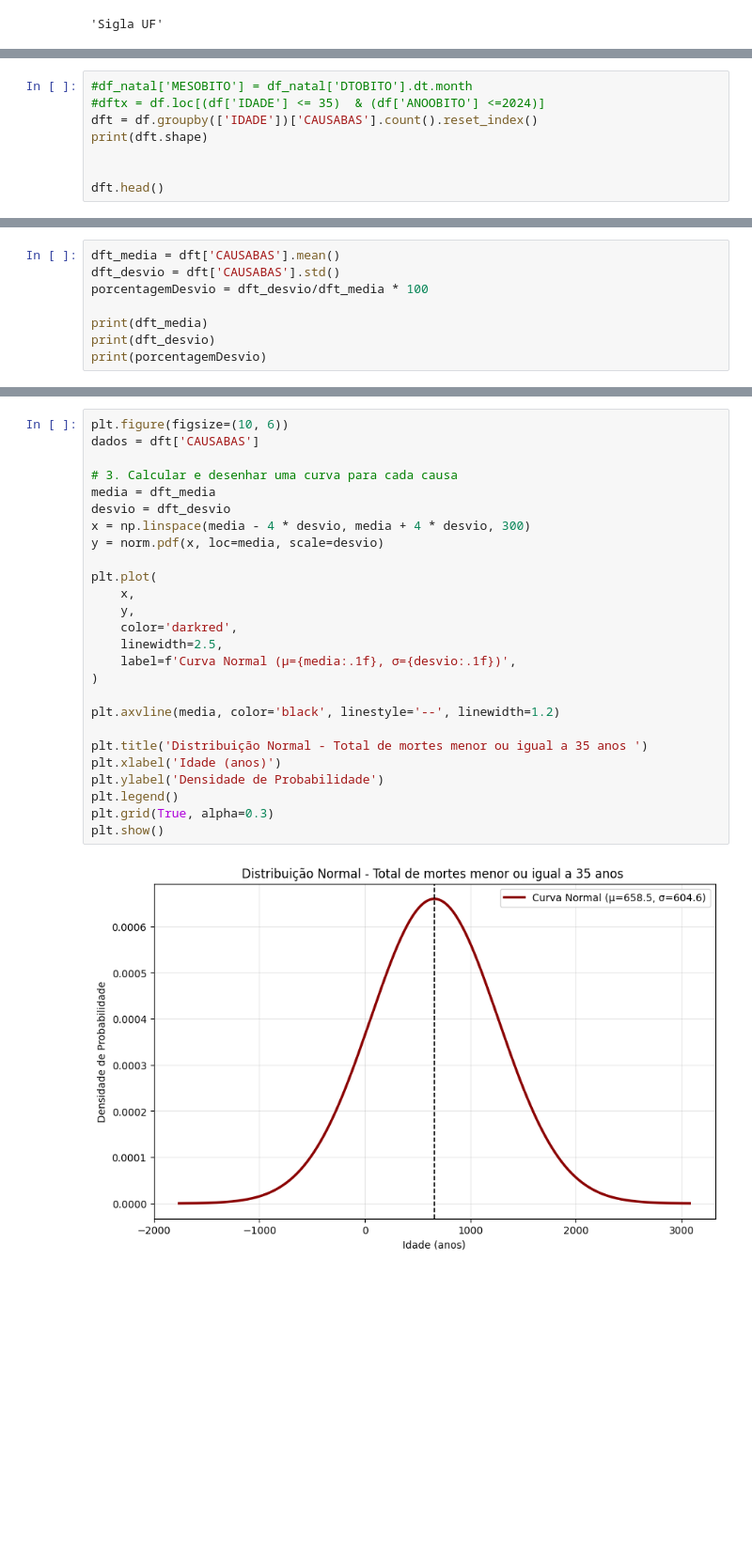
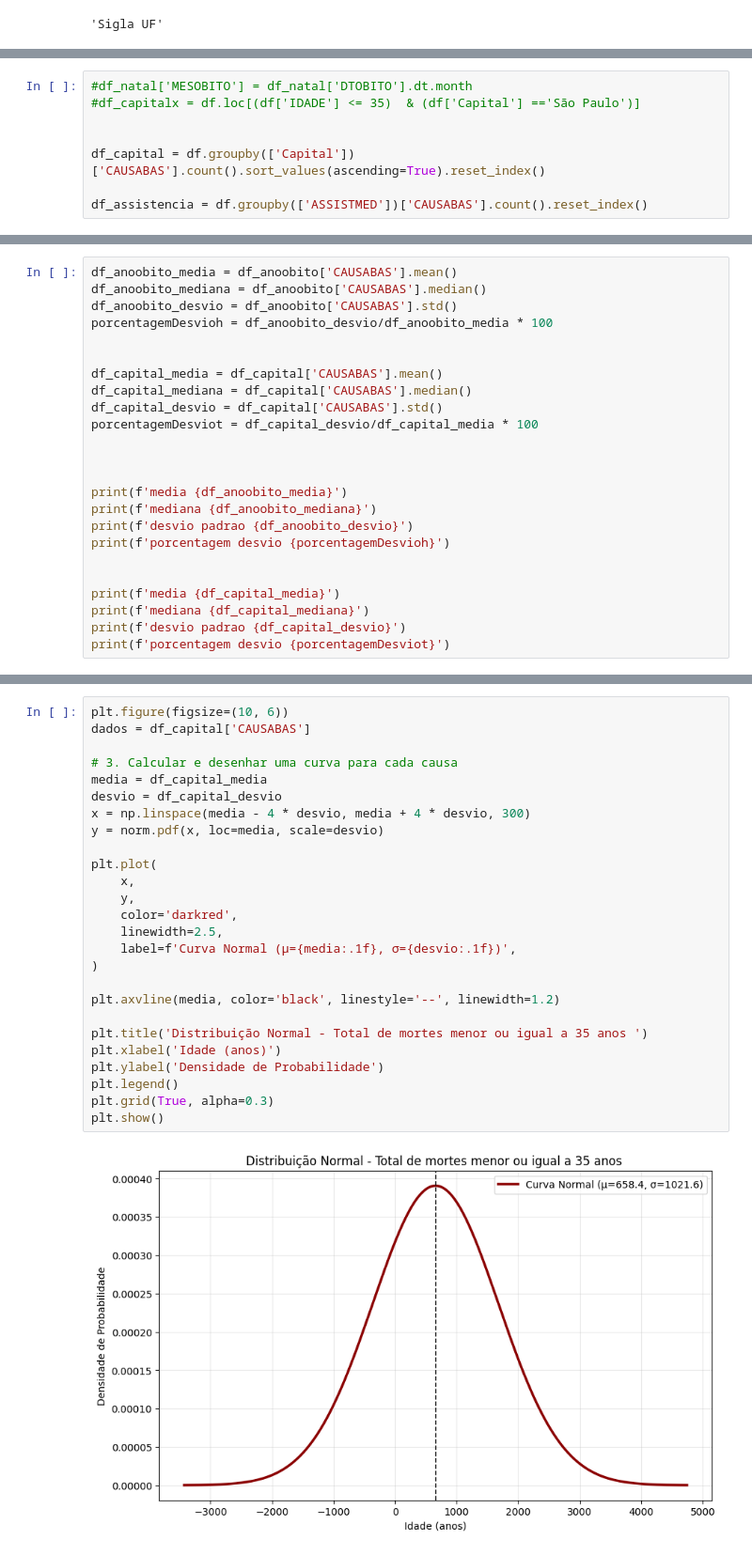
Before and after one commit to FabioNq/projeto_saude, a Jupyter notebook: analise_SIM.ipynb, the cells around one changed output, grey strips where cells are left out. Shown at 94% size. Cells and saved outputs as stored; diff of their text form; blank space fills up the shorter version.

```diff
--- a/analise_SIM.ipynb
+++ b/analise_SIM.ipynb
@@ -111,8 +121,8 @@ df
 # %%
 #df_natal['MESOBITO'] = df_natal['DTOBITO'].dt.month
-#dftx = df.loc[(df['IDADE'] <= 35)  & (df['ANOOBITO'] <=2024)]
-dft = df.groupby(['IDADE'])['CAUSABAS'].count().reset_index()
-print(dft.shape)
+#df_capitalx = df.loc[(df['IDADE'] <= 35)  & (df['Capital'] =='São Paulo')]
 
 
-dft.head()
+df_capital = df.groupby(['Capital'])['CAUSABAS'].count().sort_values(ascending=True).reset_index()
+
+df_assistencia = df.groupby(['ASSISTMED'])['CAUSABAS'].count().reset_index()
@@ -157,9 +391,25 @@ plt.show()
 # %%
-dft_media = dft['CAUSABAS'].mean()
-dft_desvio = dft['CAUSABAS'].std()
-porcentagemDesvio = dft_desvio/dft_media * 100
+df_anoobito_media = df_anoobito['CAUSABAS'].mean()
+df_anoobito_mediana = df_anoobito['CAUSABAS'].median()
+df_anoobito_desvio = df_anoobito['CAUSABAS'].std()
+porcentagemDesvioh = df_anoobito_desvio/df_anoobito_media * 100
 
-print(dft_media)
-print(dft_desvio)
-print(porcentagemDesvio)
+
+df_capital_media = df_capital['CAUSABAS'].mean()
+df_capital_mediana = df_capital['CAUSABAS'].median()
+df_capital_desvio = df_capital['CAUSABAS'].std()
+porcentagemDesviot = df_capital_desvio/df_capital_media * 100
+
+
+
+print(f'media {df_anoobito_media}')
+print(f'mediana {df_anoobito_mediana}')
+print(f'desvio padrao {df_anoobito_desvio}')
+print(f'porcentagem desvio {porcentagemDesvioh}')
+
+
+print(f'media {df_capital_media}')
+print(f'mediana {df_capital_mediana}')
+print(f'desvio padrao {df_capital_desvio}')
+print(f'porcentagem desvio {porcentagemDesviot}')
 # %% [output]
@@ -171,32 +426,32 @@ print(porcentagemDesvio)
 #print(f"Chance de ter até 30 mortes: {prob_menor_30:.2%}")
 # %%
 plt.figure(figsize=(10, 6))
-dados = dft['CAUSABAS']
+dados = df_capital['CAUSABAS']
 
 # 3. Calcular e desenhar uma curva para cada causa
-media = dft_media
-desvio = dft_desvio
+media = df_capital_media
+desvio = df_capital_desvio
 x = np.linspace(media - 4 * desvio, media + 4 * desvio, 300)
 y = norm.pdf(x, loc=media, scale=desvio)
 
 plt.plot(
     x,
     y,
     color='darkred',
     linewidth=2.5,
     label=f'Curva Normal (μ={media:.1f}, σ={desvio:.1f})',
 )
 
 plt.axvline(media, color='black', linestyle='--', linewidth=1.2)
 
 plt.title('Distribuição Normal - Total de mortes menor ou igual a 35 anos ')
 plt.xlabel('Idade (anos)')
 plt.ylabel('Densidade de Probabilidade')
 plt.legend()
 plt.grid(True, alpha=0.3)
 plt.show()
 # %% [output]
-[figure, old version]
+[figure, new version]
 # %%
 #INTERVALO DE CONFIANÇA
 erro_padrao = stats.sem(dados)
```
Also changed, not shown: parts of 25 cells of this notebook, 6 other files.
